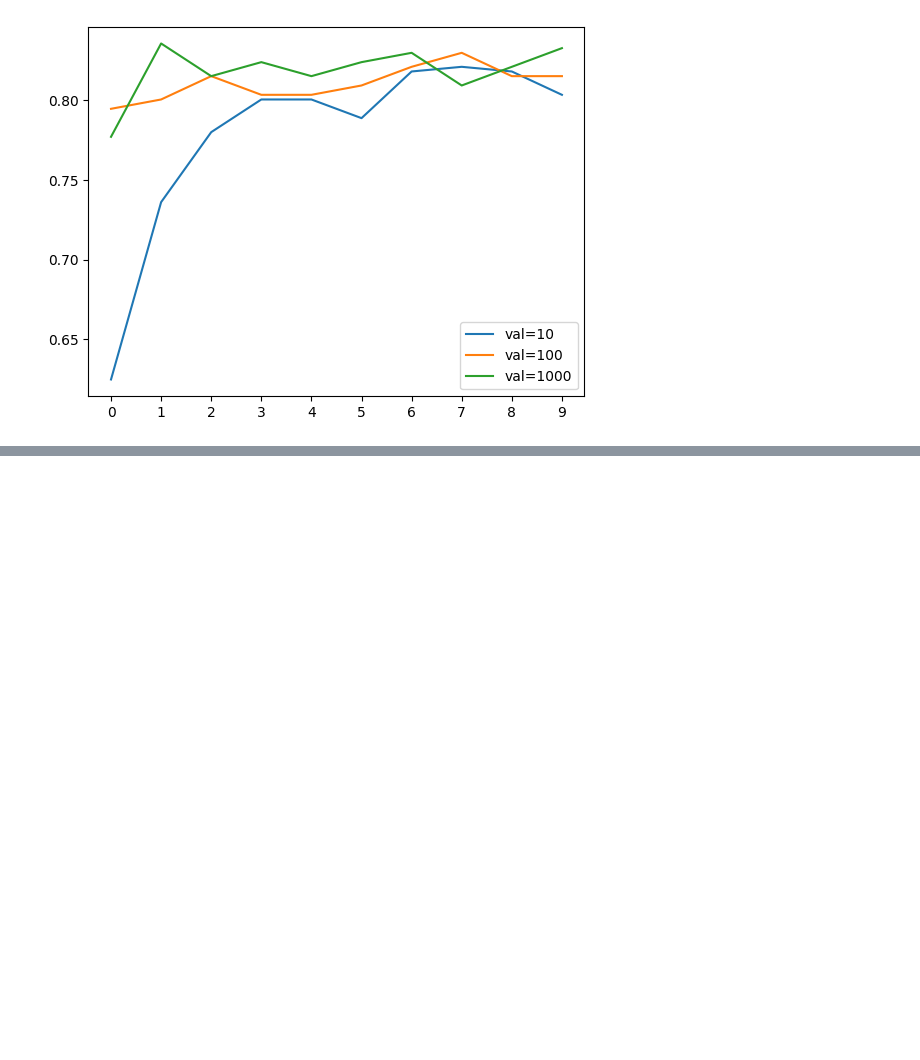
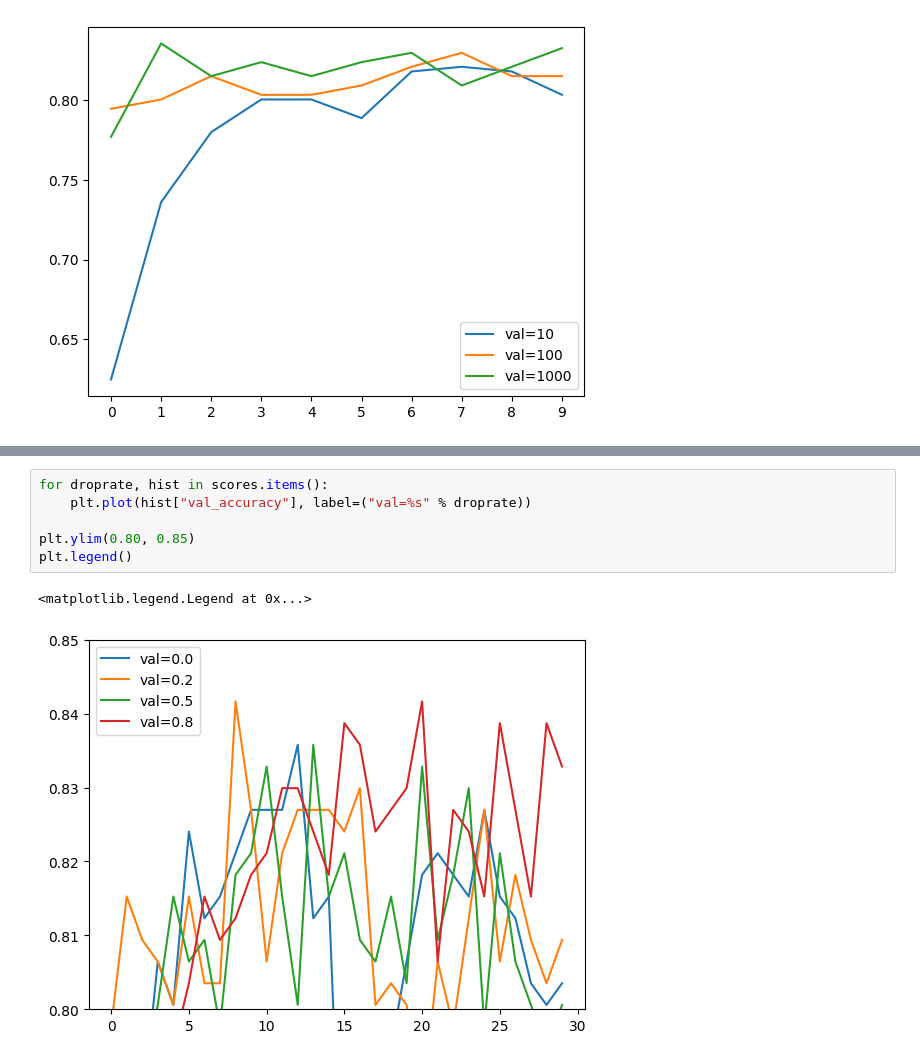
Before and after one commit to TheManuAi/ML-Zoomcamp, a Jupyter notebook: Week8 - Deep Learning/dl.ipynb, the cells around one changed output, grey strips where cells are left out. Drawn from its saved outputs; the diff is of its cells as text; blank space fills up the shorter version.

```diff
--- a/Week8 - Deep Learning/dl.ipynb
+++ b/Week8 - Deep Learning/dl.ipynb
@@ -535,0 +637,9 @@ plt.legend()
+# %%
+for droprate, hist in scores.items():
+    plt.plot(hist["val_accuracy"], label=("val=%s" % droprate))
+
+plt.ylim(0.80, 0.85)
+plt.legend()
+# %% [output]
+<matplotlib.legend.Legend at 0x...>
+[figure, added]
```
Also changed, not shown: parts of 3 cells of this notebook.
